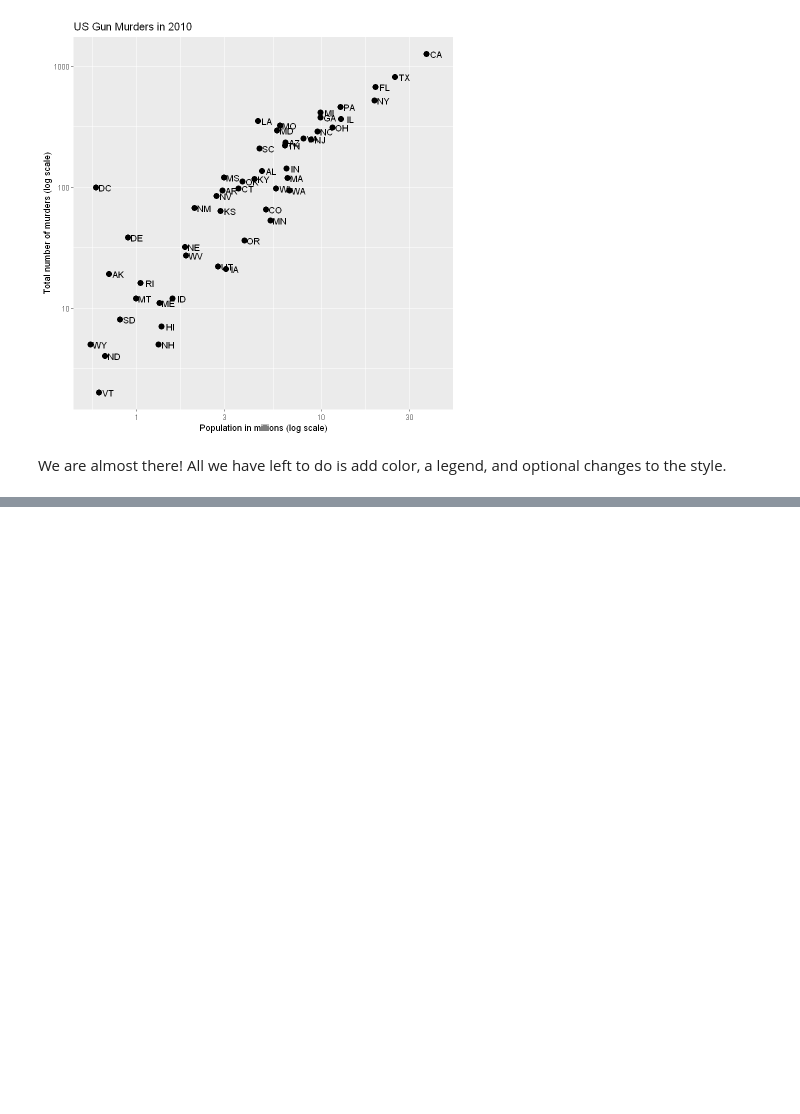
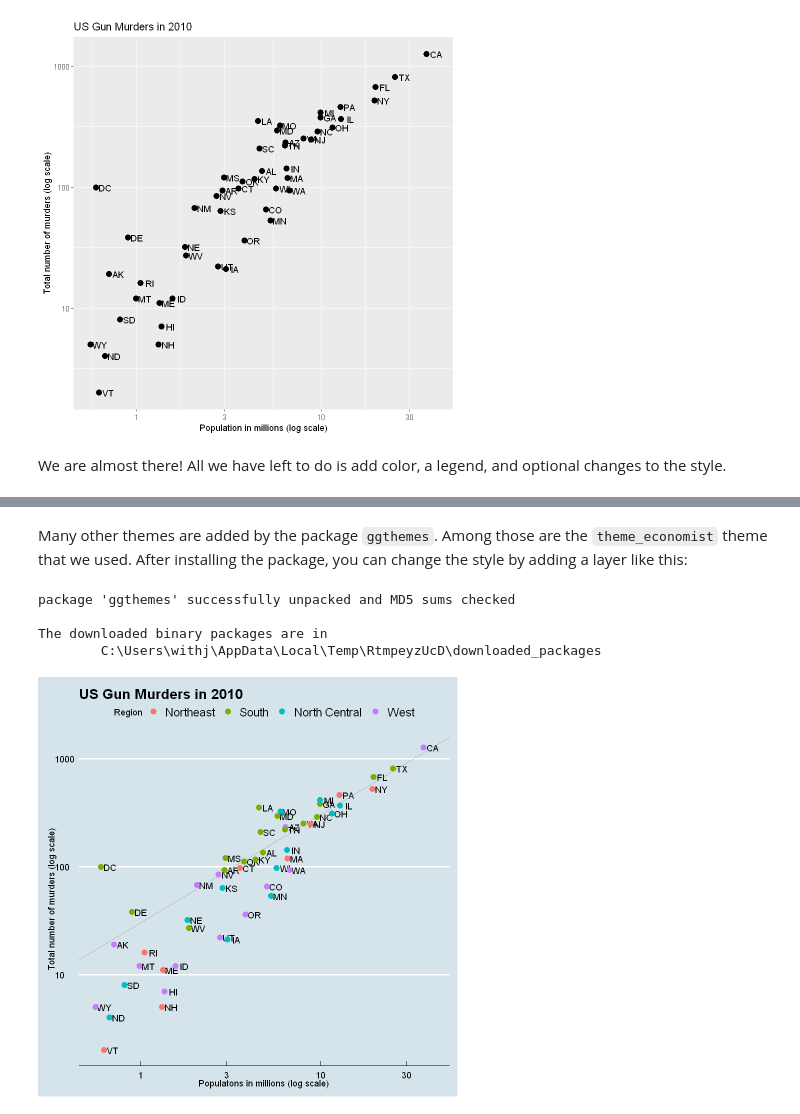
Before and after one commit to withjungjh/bsms222_168_jung, a Jupyter notebook: Ch7_ggplot2.ipynb, the cells around one changed output, grey strips where cells are left out. Cells and saved outputs as stored; diff of their text form; code cells hidden in the pictures; blank space fills up the shorter version.

```diff
--- a/Ch7_ggplot2.ipynb
+++ b/Ch7_ggplot2.ipynb
@@ -248,0 +300,3 @@ We are almost there! All we have left to do is add color, a legend, and optional
+# %%
+p <- p + geom_abline(intercept = log10(r), lty = 1, color = "darkgrey") +
+    geom_point(aes(col=region), size = 3)
@@ -248,0 +309,2 @@ We are almost there! All we have left to do is add color, a legend, and optional
+# %%
+p <- p + scale_color_discrete(name = "Region")
@@ -248,0 +317,14 @@ We are almost there! All we have left to do is add color, a legend, and optional
+# %%
+ds_theme_set()
+# %% [markdown]
+Many other themes are added by the package `ggthemes`. Among those are the `theme_economist` theme that we used. After installing the package, you can change the style by adding a layer like this:
+# %%
+install.packages("ggthemes")
+library(ggthemes)
+p + theme_economist()
+# %% [output]
+package 'ggthemes' successfully unpacked and MD5 sums checked
+
+The downloaded binary packages are in
+        C:\Users\withj\AppData\Local\Temp\RtmpeyzUcD\downloaded_packages
+[figure, added]
```
Also changed, not shown: parts of 73 cells of this notebook.
